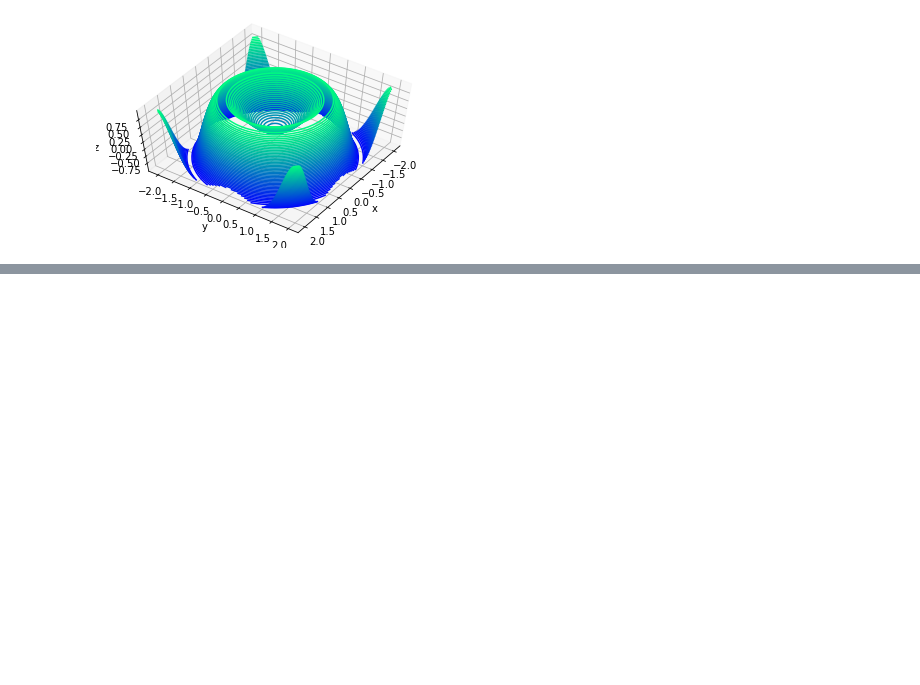
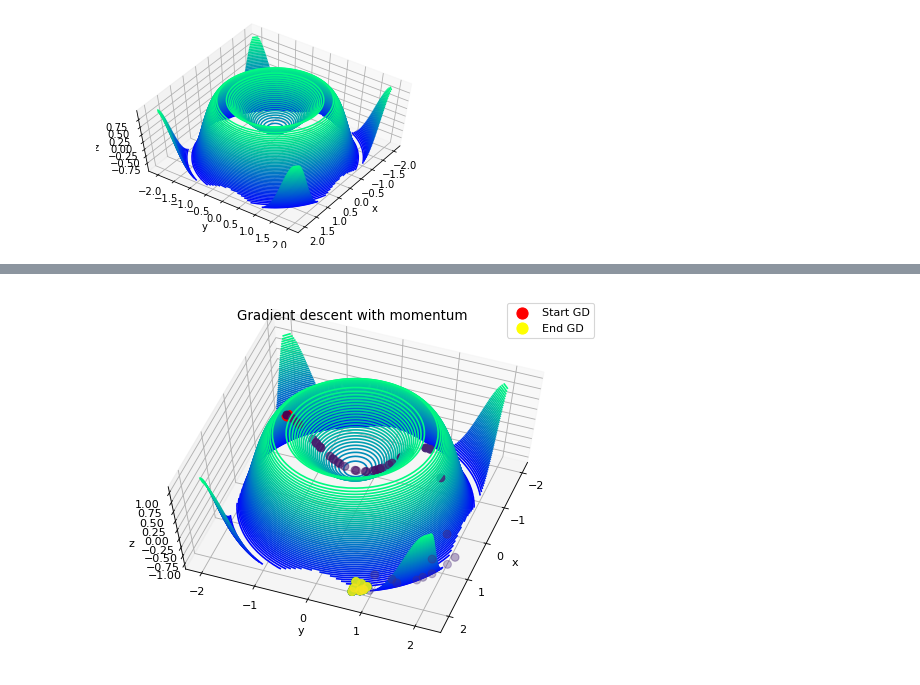
Before and after one commit to Apiquet/fcn_from_scratch, a Jupyter notebook: known_function/gradient_descent_3D.ipynb, the cells around one changed output, grey strips where cells are left out. Drawn from its saved outputs; the diff is of its cells as text; code cells hidden in the pictures; blank space fills up the shorter version.

```diff
--- a/known_function/gradient_descent_3D.ipynb
+++ b/known_function/gradient_descent_3D.ipynb
@@ -88,0 +157,16 @@ ax.view_init(60, 35)
+# %%
+fig = plt.figure(num=None, figsize=(8, 6), dpi=80, facecolor='w', edgecolor='k')
+ax = plt.axes(projection='3d')
+color = [item/255 for item in list(range(len(steps_x)))]
+ax.scatter(steps_x[0], steps_y[0], steps_z[0], s=100, c='red', label='Start GD')
+ax.scatter(steps_x[-1], steps_y[-1], steps_z[-1], s=100, c='yellow', label='End GD')
+ax.scatter(steps_x, steps_y, steps_z, s=50, c=color)
+ax.contour3D(X, Y, Z, 50, cmap='winter')
+plt.title('Gradient descent with momentum')
+plt.legend()
+ax.set_xlabel('x')
+ax.set_ylabel('y')
+ax.set_zlabel('z')
+ax.view_init(65, 20)
+# %% [output]
+[figure, added]
```
Also changed, not shown: parts of 7 cells of this notebook.
